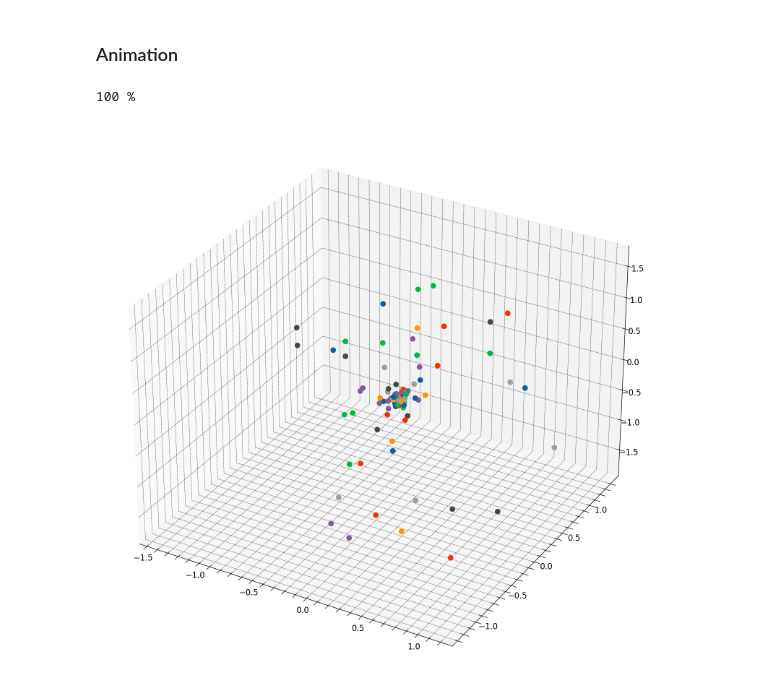
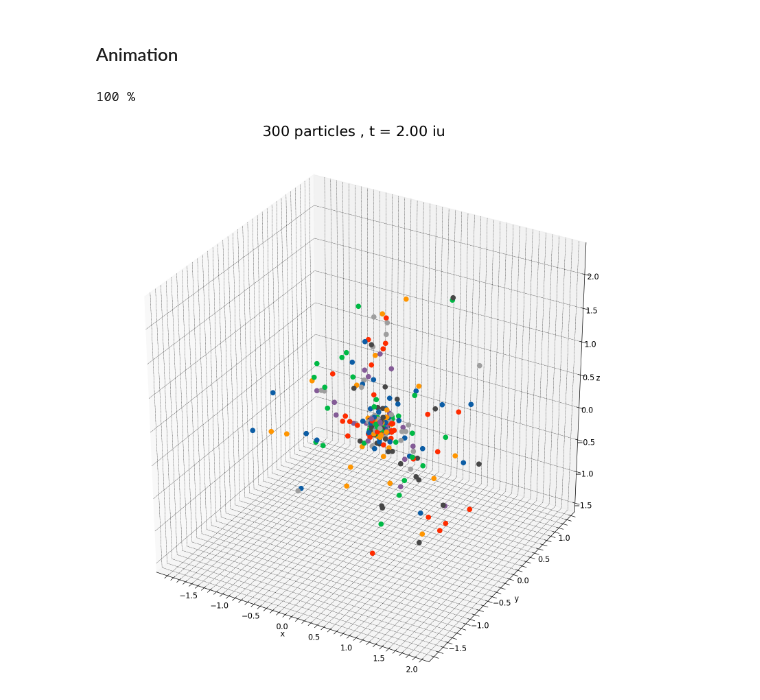
Before and after one commit to M-Bianchi/Dynamics_of_Stellar_Systems, a Jupyter notebook: nbody_sh1/sphere_plots.ipynb, the cells around one changed output. Saved outputs shown, nothing was run; the diff lists cells and outputs as text; code cells hidden in the pictures.

```diff
--- a/nbody_sh1/sphere_plots.ipynb
+++ b/nbody_sh1/sphere_plots.ipynb
@@ -50,0 +54,9 @@ vz = data[:, 6::6].T
+# %%
+def Dist(x1, y1, z1, x2, y2, z2):
+    return np.linalg.norm(np.array([x1-x2, y1-y2, z1-z2]), axis=0)
+
+dist = np.zeros(len(time))
+
+for i in range(len(x[:, 0])):
+    for j in range(len(x[:, 0])):
+        dist = dist + Dist(x[i, :], y[i, :], z[i], x[j], y[j], z[j])
@@ -51,11 +88,2 @@ vz = data[:, 6::6].T
 # %% [markdown]
 ### Plot
-# %%
-fig, ax = plt.subplots(subplot_kw={'projection':'3d'})
-
-for i in range(len(x[:,])):
-    ax.plot3D(x[i], y[i], z[i], 'o', markersize=10)
-
-ax.set_xlabel('x[au]')
-ax.set_ylabel('y[au]')
-ax.set_zlabel('z[au]')
@@ -69,34 +127,33 @@ Text(0.5, 0, 'z[au]')
 k = 1
 # %%
+plt.rcParams['figure.figsize'] = [20 , 20]
+
 #fig = plt.Figure() #somehow faster than fig, ax = plt.subplots(1,1), but text doesn't work well
 #ax = fig.add_subplot()
-plt.rcParams['figure.figsize'] = [20 , 20]
 fig, axes = plt.subplots(1, 1, subplot_kw={'projection':'3d'})
-#fig.suptitle(f'$M_1={m1}M_\odot$ , $M_2={m2}M_\odot$', fontsize=30, y=0.92)
-
 ax = axes
-ax.clear()
-ax.set_xlabel('x[au]')
-ax.set_ylabel('y[au]')
-ax.set_zlabel('z[au]')
+title = fig.suptitle(f'{N} particles', fontsize=30, y=0.92)
 
 def animate(i):
     print(math.ceil(100*i*k/len(x[0])), "%", end='\r')
-    #x_one, y_one = x1[k*i], y1[k*i]
-    #x_two, y_two = x2[k*i], y2[k*i]
-    #one.set_data([x_one], [y_one])
-    #two.set_data([x_two], [y_two])
+
     ax.clear()
+    ax.set_box_aspect([1, 1, 1])
+    ax.set_xlabel('x')
+    ax.set_ylabel('y')
+    ax.set_zlabel('z')
     ax.set_xlim(1.2*np.min(x), 1.2*np.max(x))
     ax.set_ylim(1.2*np.min(y), 1.2*np.max(y))
     ax.set_zlim(1.2*np.min(z), 1.2*np.max(z))
+    title.set_text(f'${N}$ particles , t = ${time[k*i]:.2f}$ iu')
+
     for j in range(len(x[:,])):
         ax.plot3D(x[j, k*i], y[j, k*i], z[j, k*i], 'o', markersize=10)
     return fig,
 
 writer = animation.FFMpegWriter(fps=60)
 ani = animation.FuncAnimation(fig, animate, frames=int(len(x[0])/k), interval=1, blit=True)
 ani.save('sphere.gif', writer=writer, dpi=100)
 # %% [output]
 100 %
-[figure, old version]
+[figure, new version]
```
Also changed, not shown: parts of 7 cells of this notebook, 9 other files.
